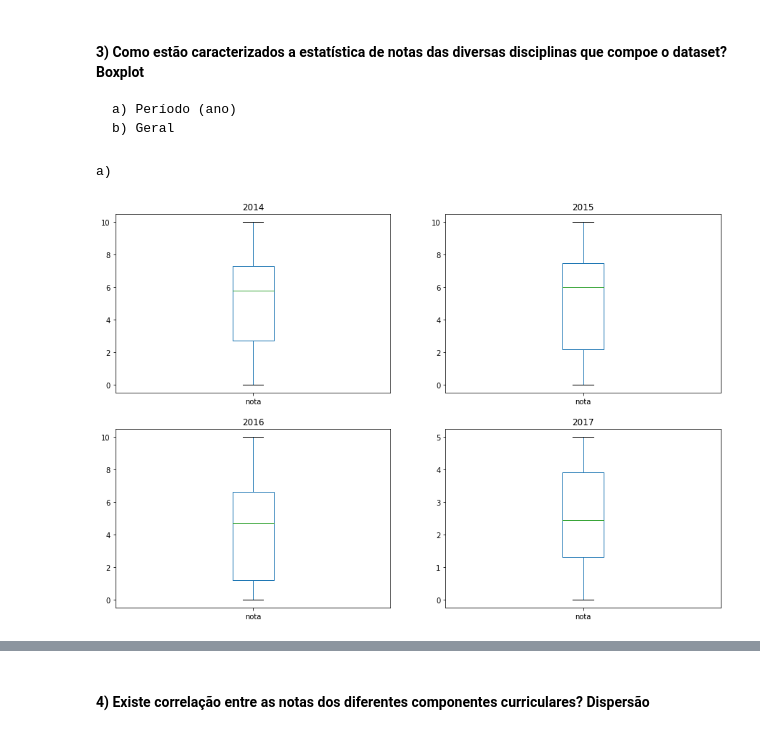
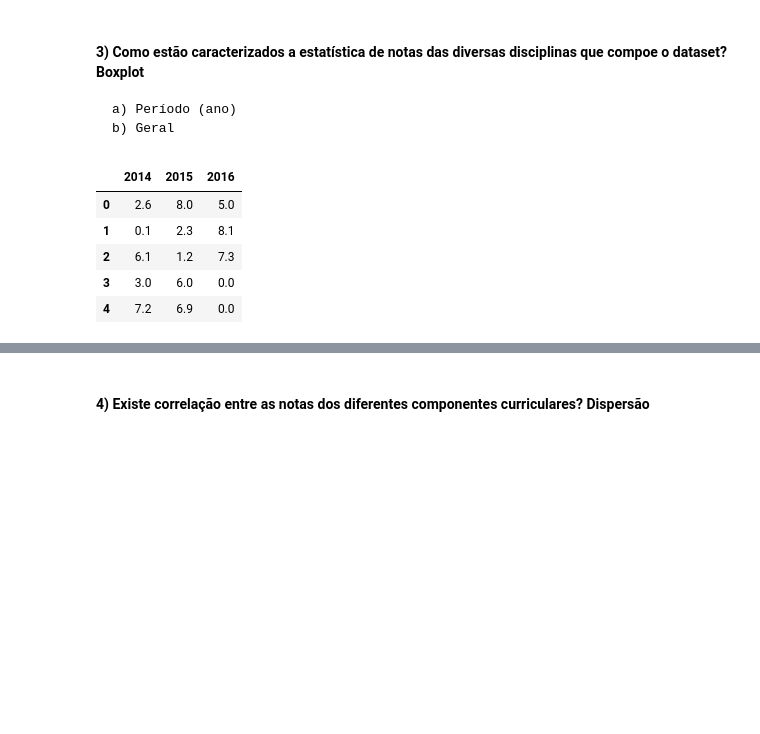
Before and after one commit to paulalps/IMD0033_Probabilidade, a Jupyter notebook: Atividades/Unidade 01/Unidade 01 - Projeto 01.ipynb, the cells around one changed output, grey strips where cells are left out. Drawn from its saved outputs; the diff is of its cells as text; code cells hidden in the pictures; blank space fills up the shorter version.

```diff
--- a/Atividades/Unidade 01/Unidade 01 - Projeto 01.ipynb
+++ b/Atividades/Unidade 01/Unidade 01 - Projeto 01.ipynb
@@ -78,22 +78,35 @@ plt_bairros.plot(kind='bar',legend=False)
     a) Período (ano)
     b) Geral
 # %%
-ano_geral = {} # disciplinas(keys) e seus alunos(values)
+discs_geral = {} # disciplinas(keys) e seus alunos(values)
 columns = list(dados.columns)
-for i in dados['ano_disciplina'].unique():
-    ano_geral[i] = {}
-for i in dados['ano_disciplina'].unique():
+for i in dados['disciplina_ID'].unique():
+    discs_geral[i] = {}
+for i in dados['disciplina_ID'].unique():
     for c in columns:
-        ano_geral[i][c] = []
-for row in dados.get_values(): # separando os dados de cada aluno no respetivo ano em que cursou a disciplina
+        discs_geral[i][c] = []
+for row in dados.get_values(): # separendo os dados de cada aluno na respectiva disciplina
     for j, c in enumerate(columns):
-        ano_geral[row[5]][c].append(row[j])
-fig = plt.figure(figsize=(15,10))
-print('a)')
-for i in dados['ano_disciplina'].unique(): # fazendo um dataframe pra cada disciplina
-    ano_geral[i] = pd.DataFrame.from_dict(ano_geral[i])
-    ax = fig.add_subplot(len(dados['ano_disciplina'].unique())/2,len(dados['ano_disciplina'].unique())/2,i-2013)
-    ax = ano_geral[i].plot(kind='box',title=i,y='nota',x='disciplina_ID',ax=ax)
+        discs_geral[row[8]][c].append(row[j])
+disc_ano = {}
+for i in dados['disciplina_ID'].unique(): # fazendo um dataframe pra cada disciplina
+    discs_geral[i] = pd.DataFrame.from_dict(discs_geral[i])
+    disc_ano[i] = []
+    for j in discs_geral[i]['ano_disciplina'].unique():
+        disc_ano[i].append([])
+for i in dados['disciplina_ID'].unique(): # fazendo um dataframe pra cada disciplina
+    for row in discs_geral[i].get_values():
+        disc_ano[i][row[2]-2014].append(row[7])
+    disc_ano[i] = pd.DataFrame.from_dict(disc_ano[i])
+for i in dados['disciplina_ID'].unique(): # fazendo um dataframe pra cada disciplina
+    ind = discs_geral[i]['ano_disciplina'].unique()
+    disc_ano[i].set_index(ind,inplace=True)
+    disc_ano[i] = disc_ano[i].transpose()
+disc_ano[0].head()
 # %% [output]
-a)
-[figure, removed]
+|  | 2014 | 2015 | 2016 |
+| 0 | 2.6 | 8.0 | 5.0 |
+| 1 | 0.1 | 2.3 | 8.1 |
+| 2 | 6.1 | 1.2 | 7.3 |
+| 3 | 3.0 | 6.0 | 0.0 |
+| 4 | 7.2 | 6.9 | 0.0 |
```
Also changed, not shown: parts of 5 cells of this notebook.
